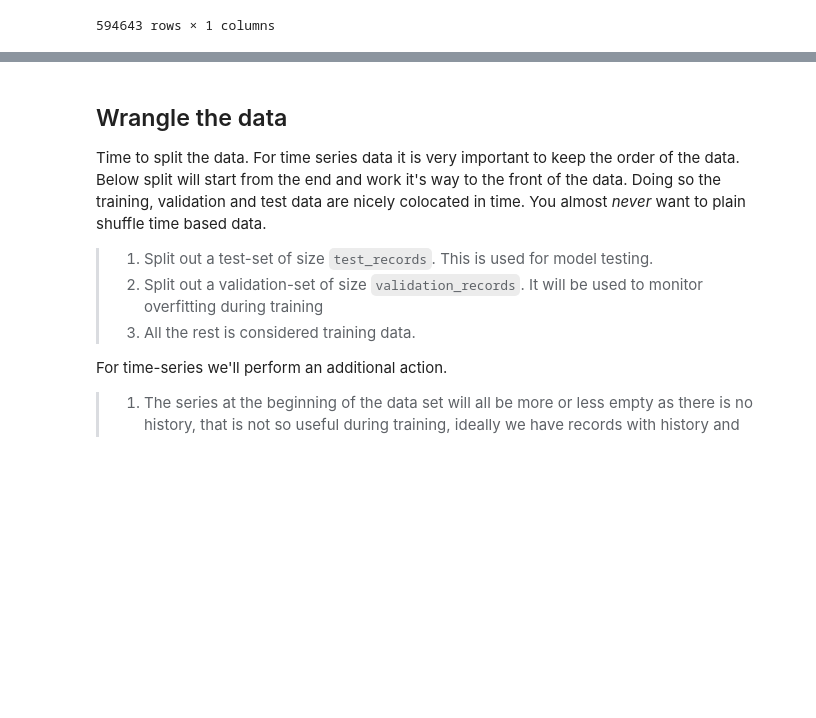
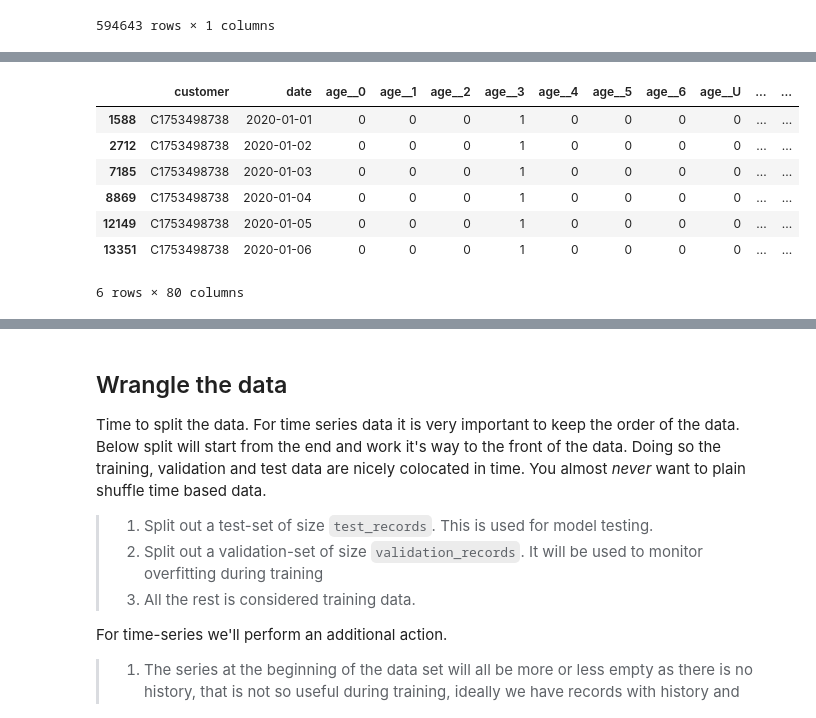
Before and after one commit to t0kk35/d373c7, a Jupyter notebook: notebooks/02_series/01_stacked/01_classifiers/01_Intro.ipynb, the cells around one changed output, grey strips where cells are left out. Cells and saved outputs as stored; diff of their text form; code cells hidden in the pictures; blank space fills up the shorter version.

```diff
--- a/notebooks/02_series/01_stacked/01_classifiers/01_Intro.ipynb
+++ b/notebooks/02_series/01_stacked/01_classifiers/01_Intro.ipynb
@@ -227,0 +235,11 @@ print(data_list.dtype_names)
+# %%
+ft_df[(ft_df['customer'] == 'C1753498738') & (ft_df['date'] < dt.datetime(2020,1 ,7))]
+# %% [output]
+|  | customer | date | age__0 | age__1 | age__2 | age__3 | age__4 | age__5 | age__6 | age__U | ... | ... |
+| 1588 | C1753498738 | 2020-01-01 | 0 | 0 | 0 | 1 | 0 | 0 | 0 | 0 | ... | ... |
+| 2712 | C1753498738 | 2020-01-02 | 0 | 0 | 0 | 1 | 0 | 0 | 0 | 0 | ... | ... |
+| 7185 | C1753498738 | 2020-01-03 | 0 | 0 | 0 | 1 | 0 | 0 | 0 | 0 | ... | ... |
+| 8869 | C1753498738 | 2020-01-04 | 0 | 0 | 0 | 1 | 0 | 0 | 0 | 0 | ... | ... |
+| 12149 | C1753498738 | 2020-01-05 | 0 | 0 | 0 | 1 | 0 | 0 | 0 | 0 | ... | ... |
+| 13351 | C1753498738 | 2020-01-06 | 0 | 0 | 0 | 1 | 0 | 0 | 0 | 0 | ... | ... |
+6 rows × 80 columns
```
Also changed, not shown: parts of 11 cells of this notebook, 11 other files.
